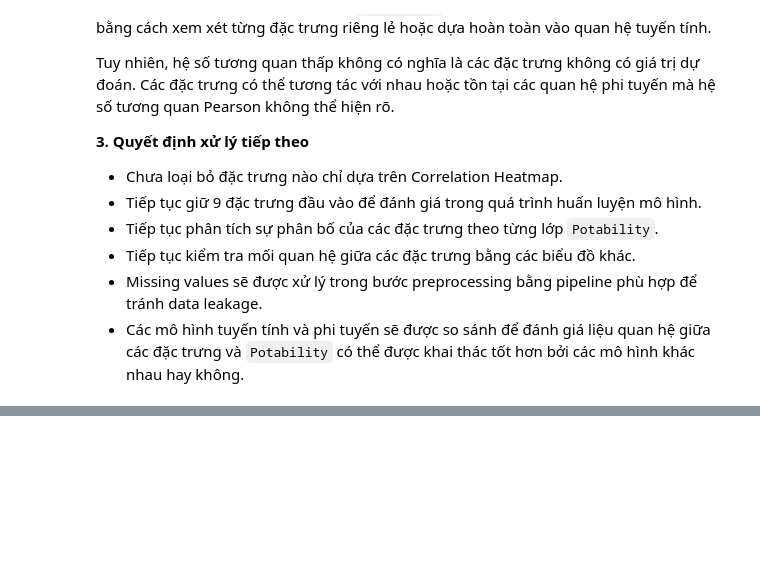
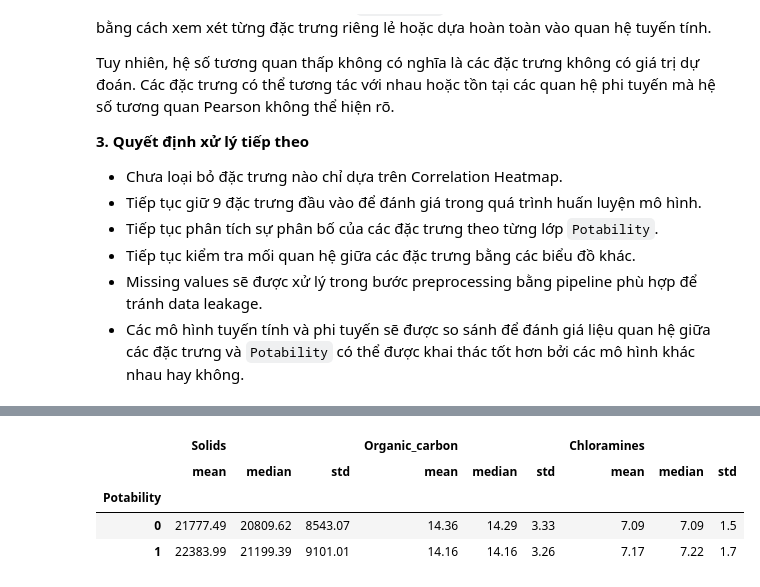
Before and after one commit to hoangthiyen01112005-ux/WaterQualityProject, a Jupyter notebook: ai-models/colab/01_eda.ipynb, the cells around one changed output, grey strips where cells are left out. Saved outputs shown, nothing was run; the diff lists cells and outputs as text; code cells hidden in the pictures; blank space fills up the shorter version.

```diff
--- a/ai-models/colab/01_eda.ipynb
+++ b/ai-models/colab/01_eda.ipynb
@@ -279,0 +292,20 @@ Tuy nhiên, hệ số tương quan thấp không có nghĩa là các đặc trư
+# %%
+selected_features = [
+    "Solids",
+    "Organic_carbon",
+    "Chloramines"
+]
+
+group_statistics = (
+    df.groupby("Potability")[selected_features]
+    .agg(["mean", "median", "std"])
+    .round(2)
+)
+
+group_statistics
+# %% [output]
+|  | Solids |  |  | Organic_carbon |  |  | Chloramines |  |  |
+|  | mean | median | std | mean | median | std | mean | median | std |
+| Potability |  |  |  |  |  |  |  |  |  |
+| 0 | 21777.49 | 20809.62 | 8543.07 | 14.36 | 14.29 | 3.33 | 7.09 | 7.09 | 1.5 |
+| 1 | 22383.99 | 21199.39 | 9101.01 | 14.16 | 14.16 | 3.26 | 7.17 | 7.22 | 1.7 |
```
Also changed, not shown: parts of 4 cells of this notebook, 1 other file.
